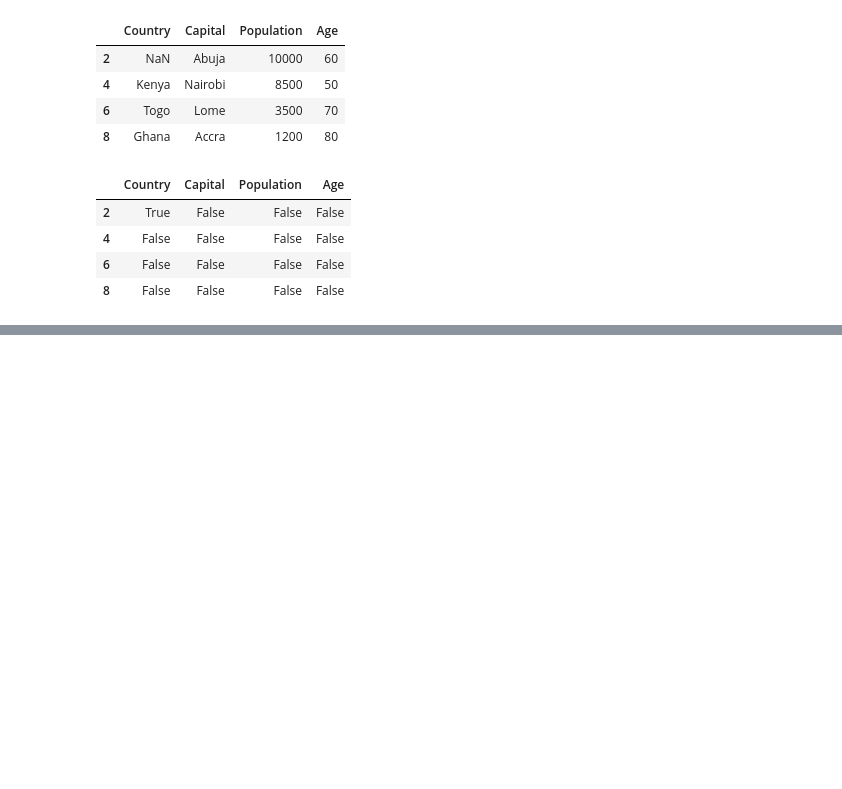
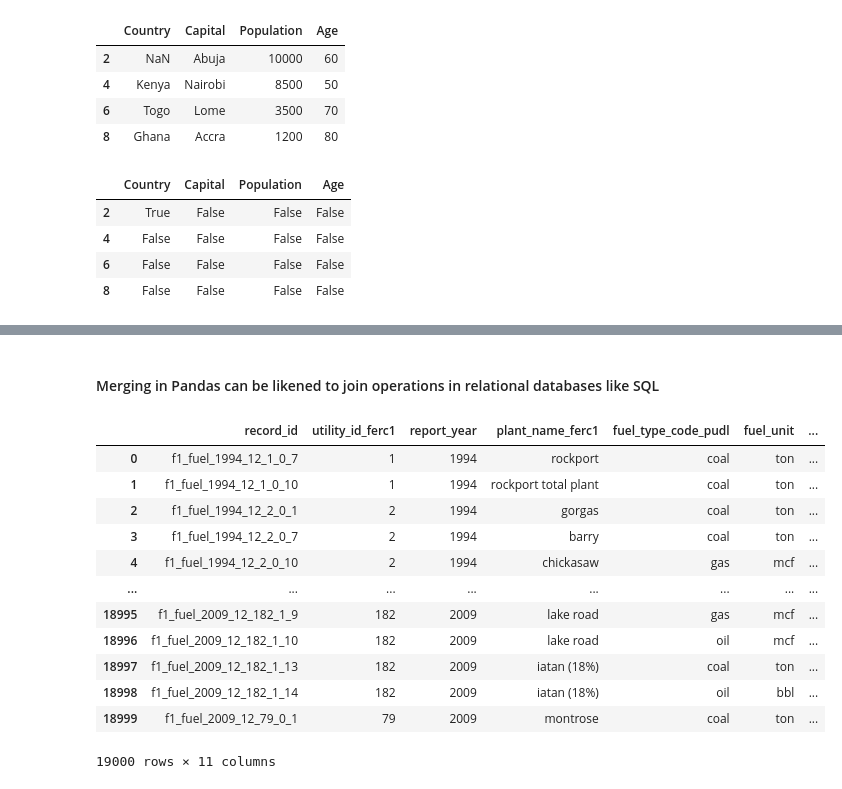
Before and after one commit to echefulouis/Data_Science_tutorial, a Jupyter notebook: Hamonye Notes/Python in ML by Hamonye.ipynb, the cells around one changed output, grey strips where cells are left out. Saved outputs shown, nothing was run; the diff lists cells and outputs as text; code cells hidden in the pictures; blank space fills up the shorter version.

```diff
--- a/Hamonye Notes/Python in ML by Hamonye.ipynb
+++ b/Hamonye Notes/Python in ML by Hamonye.ipynb
@@ -422,0 +428,3 @@ df
+# %%
+fuel_data=pd.read_csv('https://github.com/WalePhenomenon/climate_change/blob/master/fuel_ferc1.csv?raw=true',error_bad_lines=False)
+fuel_data.head()
@@ -422,0 +481,7 @@ df
+# %%
+#Fill the missing values with the most common value above
+
+fuel_data[['fuel_unit']]=fuel_data[['fuel_unit']].fillna('mcf')
+#Check for missing values again
+
+fuel_data.isnull().sum()
@@ -422,0 +532,24 @@ df
+# %% [markdown]
+#### Merging in Pandas can be likened to join operations in relational databases like SQL
+# %%
+#Split the fuel data into two and reset the index
+
+fuel_df1= fuel_data.iloc[:19000].reset_index(drop=True)
+
+fuel_df2= fuel_data.iloc[19000:].reset_index(drop=True)
+# %%
+fuel_df1
+# %% [output]
+|  | record_id | utility_id_ferc1 | report_year | plant_name_ferc1 | fuel_type_code_pudl | fuel_unit | ... |
+| 0 | f1_fuel_1994_12_1_0_7 | 1 | 1994 | rockport | coal | ton | ... |
+| 1 | f1_fuel_1994_12_1_0_10 | 1 | 1994 | rockport total plant | coal | ton | ... |
+| 2 | f1_fuel_1994_12_2_0_1 | 2 | 1994 | gorgas | coal | ton | ... |
+| 3 | f1_fuel_1994_12_2_0_7 | 2 | 1994 | barry | coal | ton | ... |
+| 4 | f1_fuel_1994_12_2_0_10 | 2 | 1994 | chickasaw | gas | mcf | ... |
+| ... | ... | ... | ... | ... | ... | ... | ... |
+| 18995 | f1_fuel_2009_12_182_1_9 | 182 | 2009 | lake road | gas | mcf | ... |
+| 18996 | f1_fuel_2009_12_182_1_10 | 182 | 2009 | lake road | oil | mcf | ... |
+| 18997 | f1_fuel_2009_12_182_1_13 | 182 | 2009 | iatan (18%) | coal | ton | ... |
+| 18998 | f1_fuel_2009_12_182_1_14 | 182 | 2009 | iatan (18%) | oil | bbl | ... |
+| 18999 | f1_fuel_2009_12_79_0_1 | 79 | 2009 | montrose | coal | ton | ... |
+19000 rows × 11 columns
```
Also changed, not shown: parts of 23 cells of this notebook.
